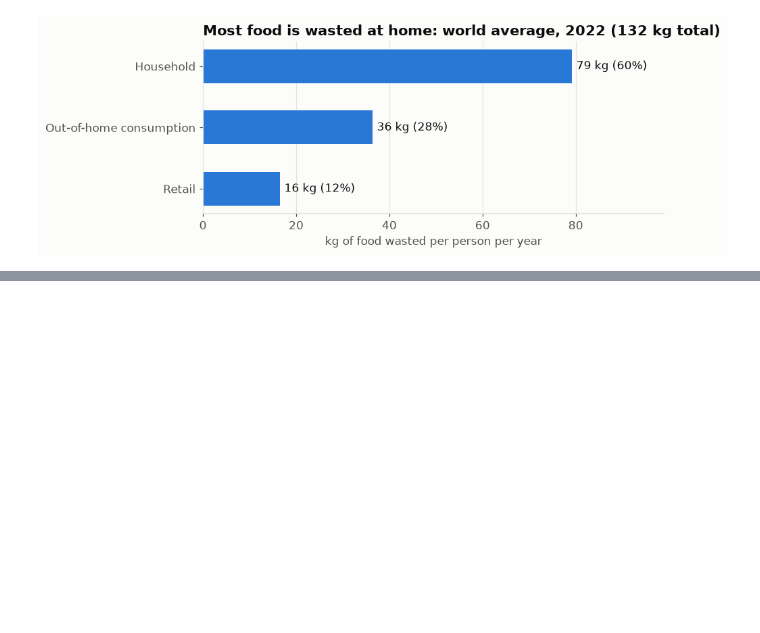
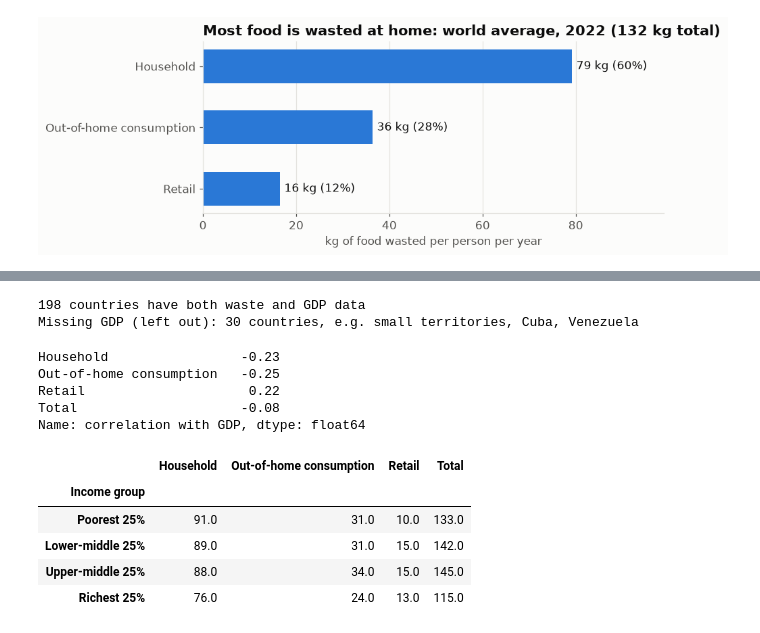
Before and after one commit to Jontyloh/food-waste-analysis, a Jupyter notebook: food_waste_analysis.ipynb, the cells around one changed output, grey strips where cells are left out. Drawn from its saved outputs; the diff is of its cells as text; code cells hidden in the pictures; blank space fills up the shorter version.

```diff
--- a/food_waste_analysis.ipynb
+++ b/food_waste_analysis.ipynb
@@ -173,0 +246,32 @@ and messes are the second-largest source, which is the part *Mess Saver* targets
+# %%
+gdp = pd.read_csv("data/gdp-per-capita-worldbank.csv")
+gdp22 = gdp.loc[gdp["Year"] == 2022, ["Code", "GDP per capita"]]
+
+merged = countries.merge(gdp22, on="Code", how="inner")
+print(len(merged), "countries have both waste and GDP data")
+print("Missing GDP (left out):", len(countries) - len(merged), "countries, e.g. small territories, Cuba, Venezuela")
+# %% [output]
+198 countries have both waste and GDP data
+Missing GDP (left out): 30 countries, e.g. small territories, Cuba, Venezuela
+# %%
+# Rank correlation: +1 = richer always wastes more, -1 = richer always wastes less, 0 = no link
+ranks = merged[SECTORS + ["Total", "GDP per capita"]].rank()
+ranks[SECTORS + ["Total"]].corrwith(ranks["GDP per capita"]).round(2).rename("correlation with GDP")
+# %% [output]
+Household                 -0.23
+Out-of-home consumption   -0.25
+Retail                     0.22
+Total                     -0.08
+Name: correlation with GDP, dtype: float64
+# %%
+# Split countries into four equal groups by income and compare the typical (median) country
+merged["Income group"] = pd.qcut(merged["GDP per capita"], 4,
+                                 labels=["Poorest 25%", "Lower-middle 25%", "Upper-middle 25%", "Richest 25%"])
+merged.groupby("Income group", observed=True)[SECTORS + ["Total"]].median().round(0)
+# %% [output]
+|  | Household | Out-of-home consumption | Retail | Total |
+| Income group |  |  |  |  |
+| Poorest 25% | 91.0 | 31.0 | 10.0 | 133.0 |
+| Lower-middle 25% | 89.0 | 31.0 | 15.0 | 142.0 |
+| Upper-middle 25% | 88.0 | 34.0 | 15.0 | 145.0 |
+| Richest 25% | 76.0 | 24.0 | 13.0 | 115.0 |
```
Also changed, not shown: parts of 14 cells of this notebook, 2 other files.
